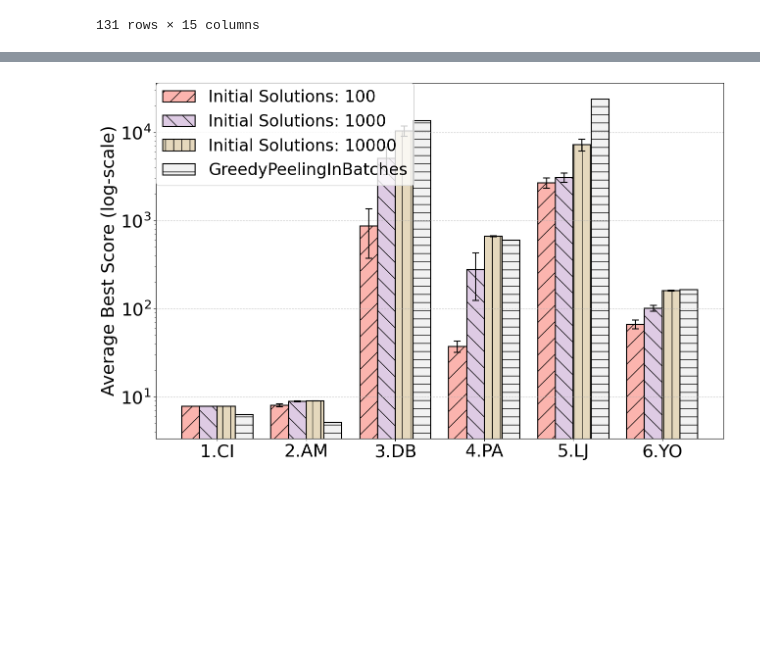
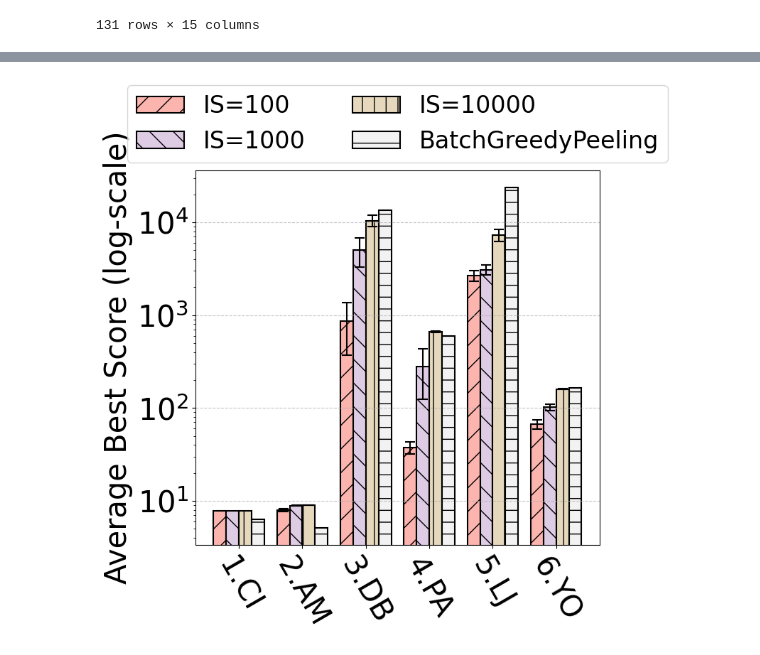
Before and after one commit to dcc-ufla-graph-mining/fractal, a Jupyter notebook: plots/optimality_plots.ipynb, the cells around one changed output, grey strips where cells are left out. Cells and saved outputs as stored; diff of their text form; code cells hidden in the pictures; blank space fills up the shorter version.

```diff
--- a/plots/optimality_plots.ipynb
+++ b/plots/optimality_plots.ipynb
@@ -169,7 +168,7 @@ import pandas as pd
 import matplotlib.pyplot as plt
 import numpy as np
 
-def plot_average_by_group_and_initial_solutions(df: pd.DataFrame, grouping_columns: list, baseline_scores: dict, title: str, log_scale: bool = False):
+def plot_average_by_group_and_initial_solutions(df: pd.DataFrame, grouping_columns: list, baseline_scores: dict, title: str, log_scale: bool = False, legend_pos: str = 'best'):
     """
     Generates a Matplotlib bar plot showing 'Average' performance with confidence intervals
     as error bars. The x-axis represents combined experimental groups, and 'Initial Solutions'
@@ -184,15 +183,15 @@ def plot_average_by_group_and_initial_solutions(df: pd.DataFrame, grouping_colum
                                  experimental groups for the X-axis (excluding 'Initial Solutions').
     """
 
-    axis_fontsize = 26
-    axis_title_fontsize = 26
+    axis_fontsize = 30
+    axis_title_fontsize = 30
     title_fontsize = 26
     legend_fontsize = 24
 
     # Sort for consistent plotting: first by grouping_columns, then by Initial Solutions
     df = df.sort_values(by=grouping_columns + ['Initial Solutions'])
 
-    plt.figure(figsize=(13, 8)) # Adjust figure size for potentially more x-axis labels
+    plt.figure(figsize=(8, 8)) # Adjust figure size for potentially more x-axis labels
 
     # Get unique 'Initial Solutions' for legend and bar differentiation
     unique_initial_solutions = sorted(df['Initial Solutions'].unique())
@@ -240,7 +239,7 @@ def plot_average_by_group_and_initial_solutions(df: pd.DataFrame, grouping_colum
             yerr=[yerr_lower, yerr_upper],
             width=bar_width,
             capsize=5,
-            label=f'Initial Solutions: {int(solution_count)}', # Label for the legend
+            label=f'IS={int(solution_count)}', # Label for the legend
             color=colors(i),
             hatch=hatches[i],
             edgecolor='black',
@@ -276,14 +275,14 @@ def plot_average_by_group_and_initial_solutions(df: pd.DataFrame, grouping_colum
         ylabel += ' (log-scale)'
     plt.ylabel(ylabel, fontsize=axis_title_fontsize)
 
-    plt.xticks(x_axis_positions, unique_groups, rotation=0, ha='center', fontsize=axis_fontsize)
+    plt.xticks(x_axis_positions, unique_groups, rotation=-60, ha='center', fontsize=axis_fontsize)
     plt.yticks(fontsize=axis_fontsize)
 
     plt.grid(True, linestyle='--', alpha=0.7, which="major", axis='y')
     plt.grid(False, axis='x')
 
     # Place legend outside the plot area, with title for initial solutions
-    plt.legend(loc='best', borderaxespad=0., fontsize=legend_fontsize)
+    plt.legend(loc='lower center', bbox_to_anchor=(0.5, 1.02), ncols=2, borderaxespad=0., fontsize=legend_fontsize)
     plt.tight_layout()
     plt.savefig(title.replace(' ','_') + '.pdf')
     plt.show()
@@ -304,17 +303,17 @@ plot_average_by_group_and_initial_solutions(df, grouping_cols, {'Greedy++': [4.9
 # %%
 grouping_cols = ["Graph Name"]
 df = grouped_df[(grouped_df["Objective Function"] == "triangledensestsubgraph") & (grouped_df['Graph Name'].isin(['citeseer', 'amazon', 'dblp', 'patents', 'livejournal', 'youtube'])) & (grouped_df['Initial Solutions'] > 32)].copy()
 df['Graph Name'] = df['Graph Name'].replace({
     'citeseer': '1.CI',
     'amazon': '2.AM',
     'dblp': '3.DB',
     'patents': '4.PA',
     'livejournal': '5.LJ',
     'youtube': '6.YO',
 })
-plot_average_by_group_and_initial_solutions(df, grouping_cols, {'GreedyPeelingInBatches': [6.272727273,5.094339623,13585,599.8496241,23870.01567,164.1794872]}, title="Optimality Triangle Densest Subgraph", log_scale=True)
+plot_average_by_group_and_initial_solutions(df, grouping_cols, {'BatchGreedyPeeling': [6.272727273,5.094339623,13585,599.8496241,23870.01567,164.1794872]}, title="Optimality Triangle Densest Subgraph", log_scale=True)
 # %% [output]
-[figure, old version]
+[figure, new version]
 # %%
 import math
 
```
Also changed, not shown: parts of 5 cells of this notebook, 8 other files.
